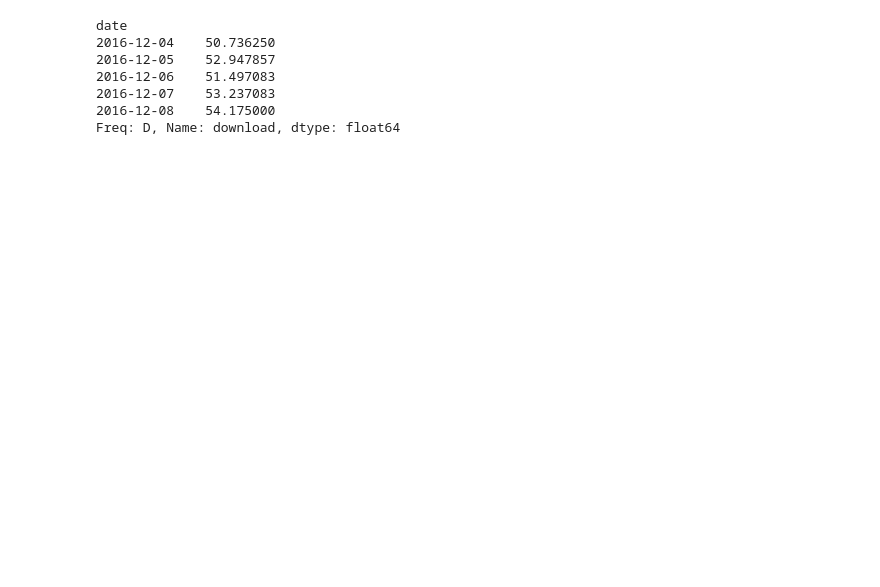
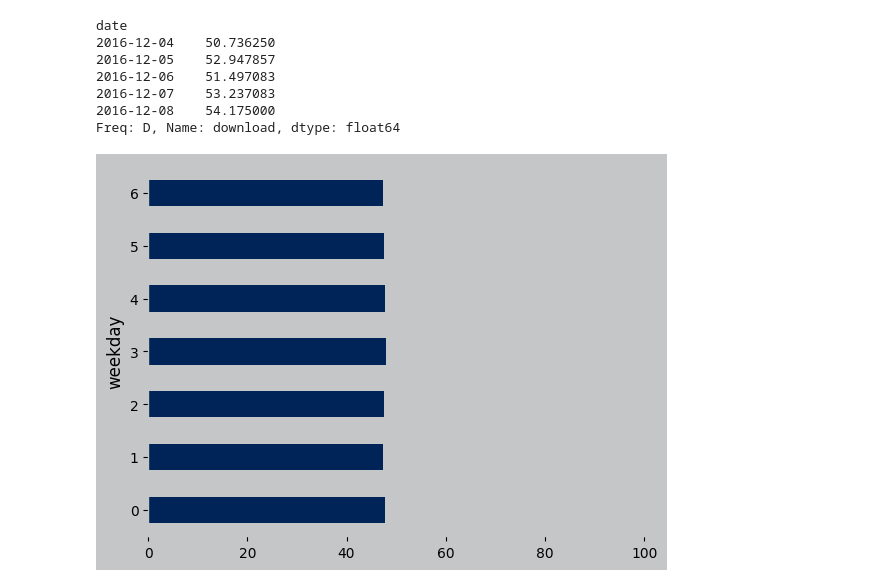
Before and after one commit to jlstro/Data-Studio, a Jupyter notebook: code/03-speedtest/data_work/speedtest_graphs.ipynb, the cells around one changed output. Drawn from its saved outputs; the diff is of its cells as text; code cells hidden in the pictures; blank space fills up the shorter version.

```diff
--- a/code/03-speedtest/data_work/speedtest_graphs.ipynb
+++ b/code/03-speedtest/data_work/speedtest_graphs.ipynb
@@ -104,3 +110,9 @@ Freq: D, Name: download, dtype: float64
 # %%
 temp = pd.DatetimeIndex(df.date)
 df['weekday'] = temp.weekday
+# %%
+ax = df.groupby('weekday').download.mean().plot(kind='barh', color = '#002458' )
+ax.set_xlim([0, 100])
+plt.show()
+# %% [output]
+[figure, added]
```
Also changed, not shown: parts of 36 cells of this notebook, 25 other files.
